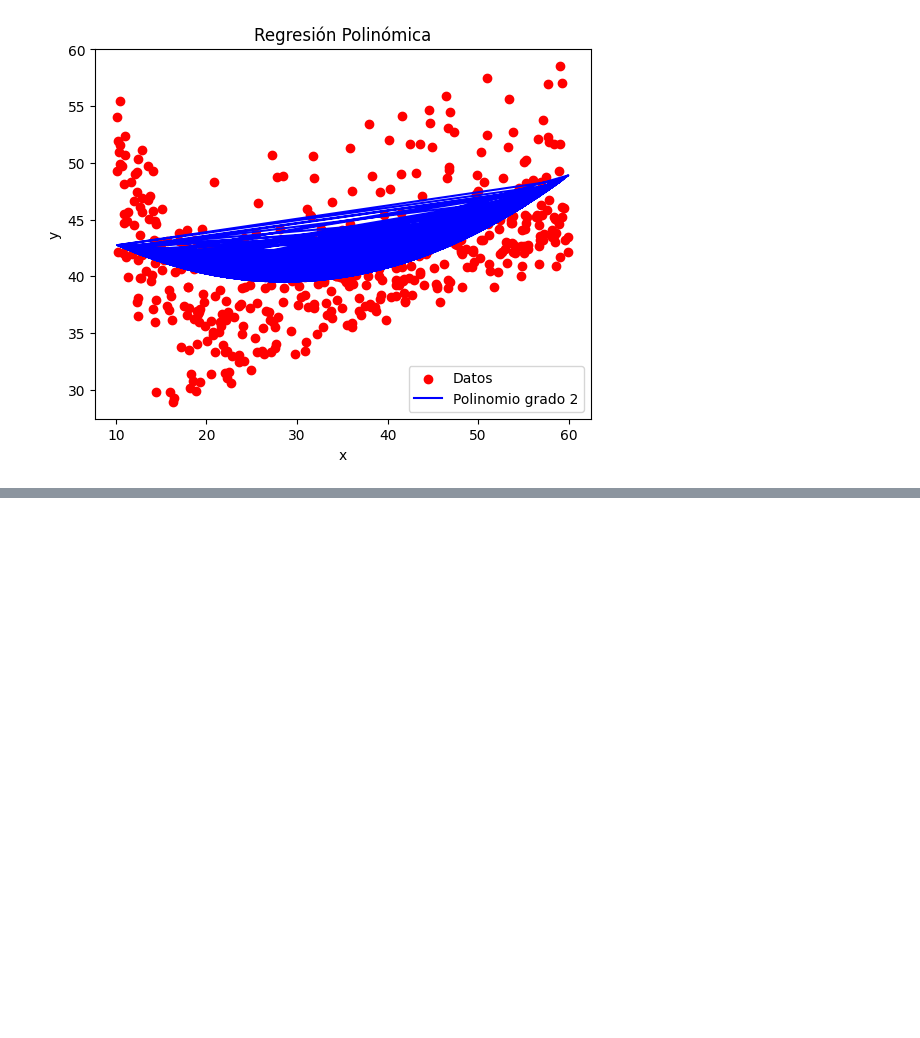
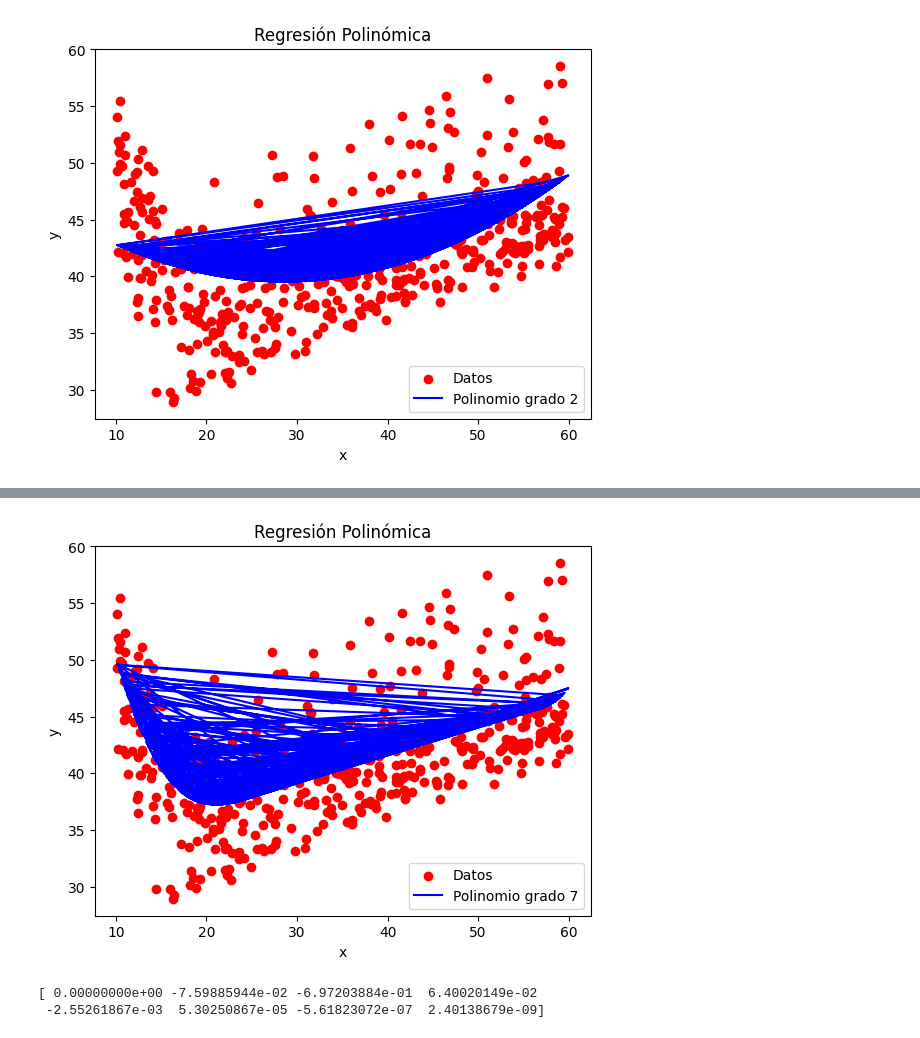
Before and after one commit to Emmatap31/Sumo_EjeCentral, a Jupyter notebook: regpolinomica.ipynb, the cells around one changed output, grey strips where cells are left out. Saved outputs shown, nothing was run; the diff lists cells and outputs as text; code cells hidden in the pictures; blank space fills up the shorter version.

```diff
--- a/regpolinomica.ipynb
+++ b/regpolinomica.ipynb
@@ -97,0 +118,17 @@ print(r2)
+# %%
+# Graficar
+plt.scatter(X, y, color='red', label='Datos')
+plt.plot(X, y_pred, color='blue', label=f'Polinomio grado 7')
+plt.xlabel('x')
+plt.ylabel('y')
+plt.title('Regresión Polinómica')
+plt.legend()
+plt.show()
+# %% [output]
+[figure, added]
+# %%
+coeficientes =modelo.coef_
+print(modelo.coef_)
+# %% [output]
+[ 0.00000000e+00 -7.59885944e-02 -6.97203884e-01  6.40020149e-02
+ -2.55261867e-03  5.30250867e-05 -5.61823072e-07  2.40138679e-09]
```
Also changed, not shown: parts of 19 cells of this notebook.
